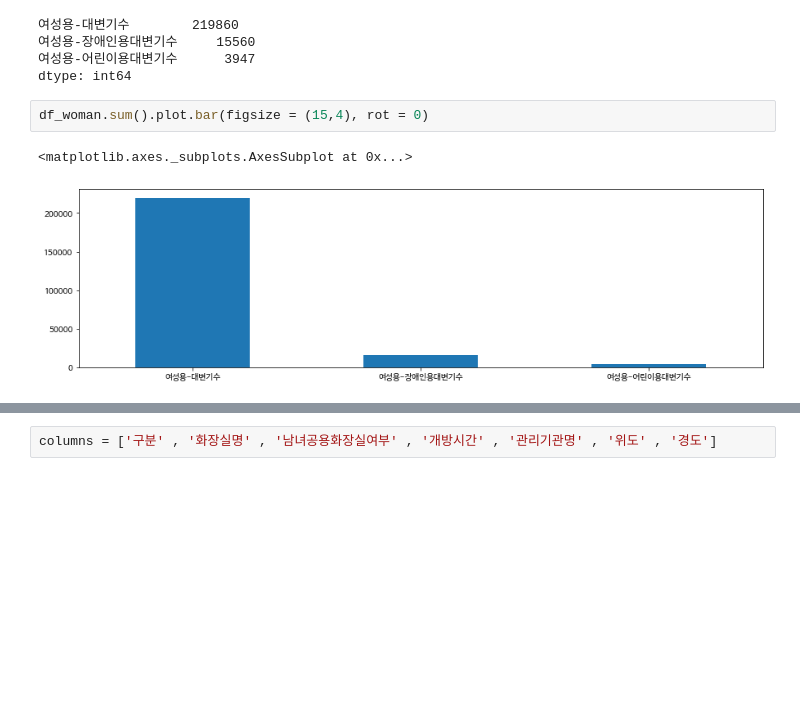
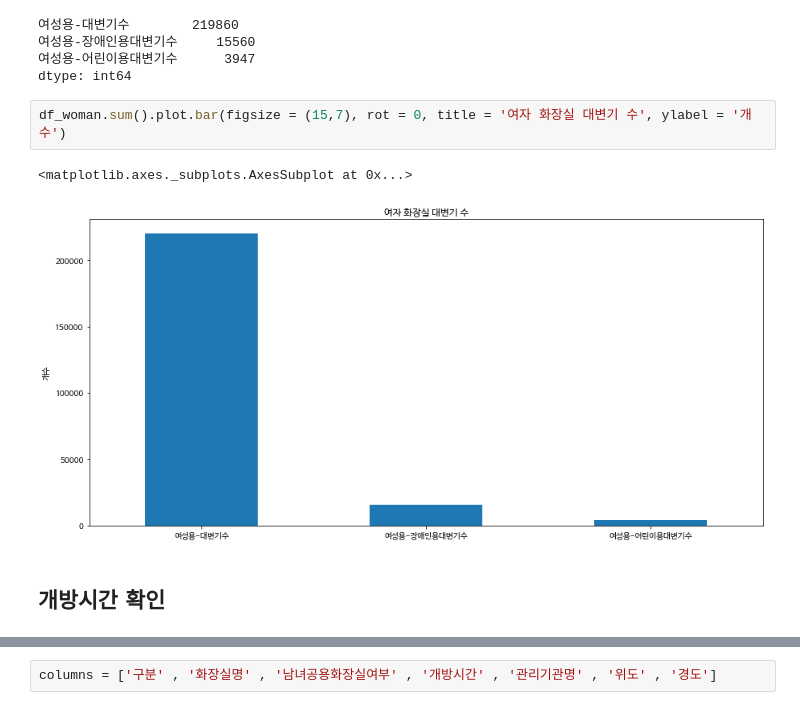
Before and after one commit to SonHyeok/toilet, a Jupyter notebook: 공중화장실.ipynb, the cells around one changed output, grey strips where cells are left out. Drawn from its saved outputs; the diff is of its cells as text; blank space fills up the shorter version.

```diff
--- a/공중화장실.ipynb
+++ b/공중화장실.ipynb
@@ -193,8 +191,10 @@ df_woman.sum()
 여성용-어린이용대변기수      3947
 dtype: int64
 # %%
-df_woman.sum().plot.bar(figsize = (15,4), rot = 0)
+df_woman.sum().plot.bar(figsize = (15,7), rot = 0, title = '여자 화장실 대변기 수', ylabel = '개수')
 # %% [output]
 <matplotlib.axes._subplots.AxesSubplot at 0x...>
-[figure, old version]
+[figure, new version]
+# %% [markdown]
+## 개방시간 확인
 # %%
```
Also changed, not shown: parts of 28 cells of this notebook.
